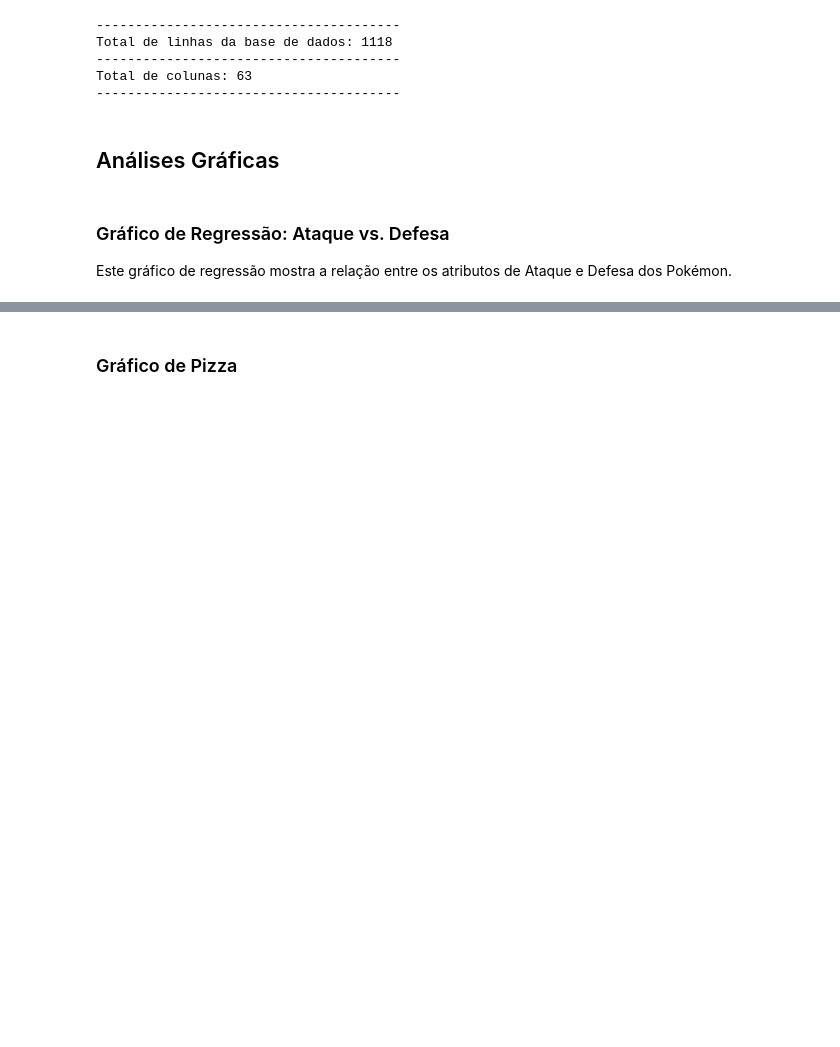
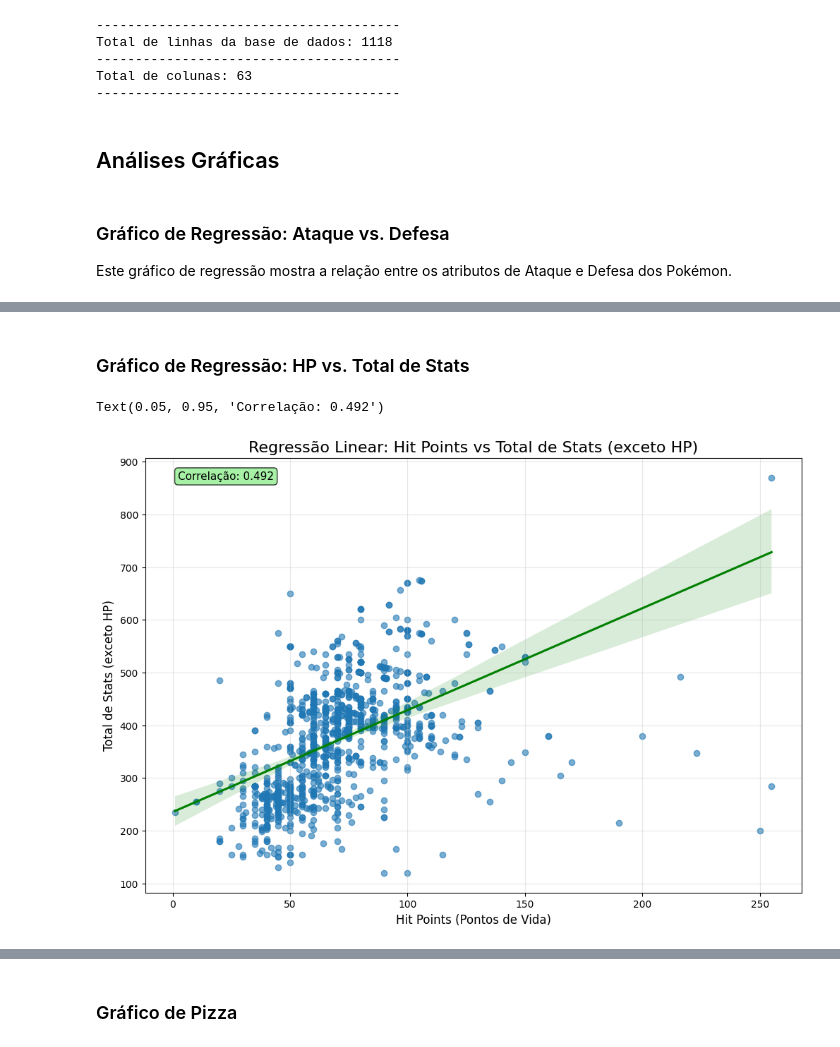
Before and after one commit to F1reFinger/Poke-BI, a Jupyter notebook: Data_Layer/raw/Analytics2.ipynb, the cells around one changed output, grey strips where cells are left out. Saved outputs shown, nothing was run; the diff lists cells and outputs as text; code cells hidden in the pictures; blank space fills up the shorter version.

```diff
--- a/Data_Layer/raw/Analytics2.ipynb
+++ b/Data_Layer/raw/Analytics2.ipynb
@@ -103,0 +79,27 @@ Este gráfico analisa se Pokémon com maior Hit Points (pontos de vida) tendem a
+# %% [markdown]
+### Gráfico de Regressão: HP vs. Total de Stats
+# %%
+plt.figure(figsize=(12, 8))
+
+# Criar a coluna temporária para a análise
+dataFrame['total_stats_except_hp'] = (dataFrame['attack'] + dataFrame['defense'] +
+                                    dataFrame['special_attack'] + dataFrame['special_defense'] +
+                                    dataFrame['speed'])
+
+# Criar o gráfico de regressão
+sns.regplot(data=dataFrame, x='hit_points', y='total_stats_except_hp',
+            scatter_kws={'alpha':0.6}, line_kws={'color':'green'})
+
+# Adicionar títulos e formatação
+plt.title('Regressão Linear: Hit Points vs Total de Stats (exceto HP)', fontsize=16)
+plt.xlabel('Hit Points (Pontos de Vida)', fontsize=12)
+plt.ylabel('Total de Stats (exceto HP)', fontsize=12)
+plt.grid(True, alpha=0.3)
+
+# Calcular e exibir a correlação
+correlation2 = dataFrame['hit_points'].corr(dataFrame['total_stats_except_hp'])
+plt.text(0.05, 0.95, f'Correlação: {correlation2:.3f}', transform=plt.gca().transAxes,
+         bbox=dict(boxstyle="round", facecolor='lightgreen', alpha=0.8), fontsize=11)
+# %% [output]
+Text(0.05, 0.95, 'Correlação: 0.492')
+[figure, added]
```
Also changed, not shown: parts of 19 cells of this notebook.
